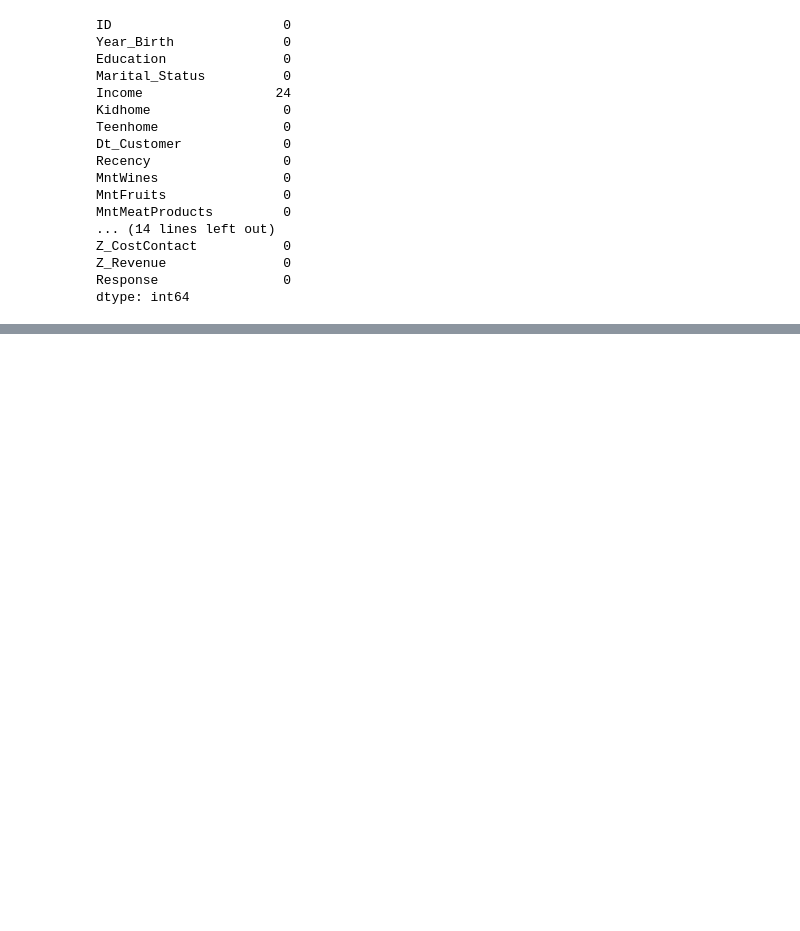
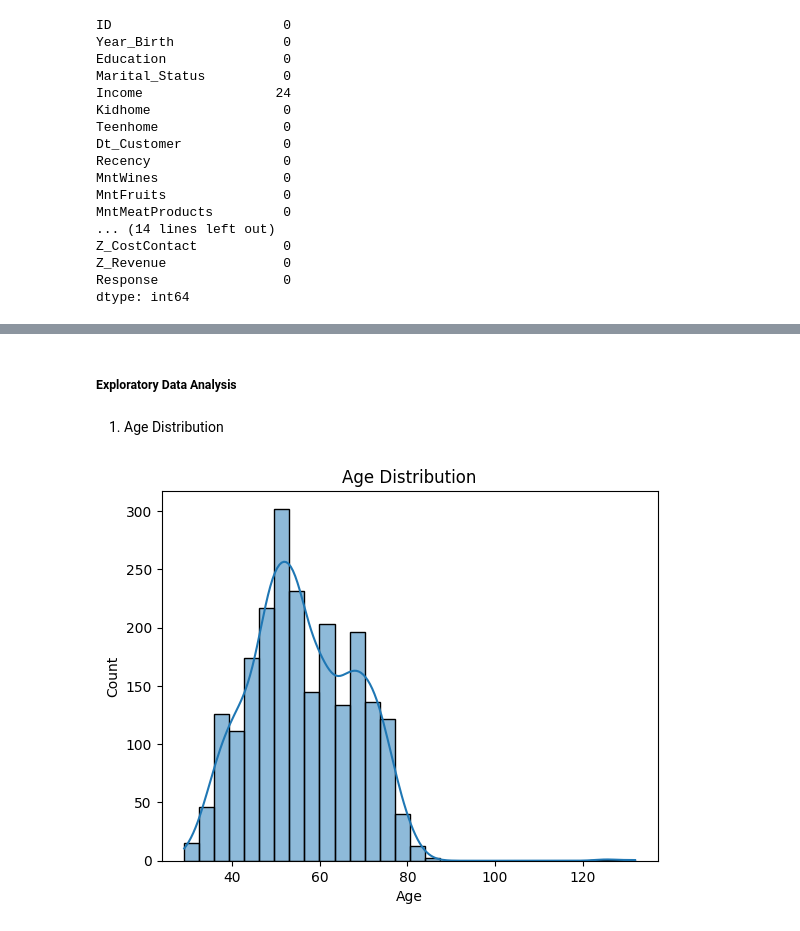
Before and after one commit to SundeepChaluvadi/Customer-Segmentation-Project, a Jupyter notebook: Analysis_Model.ipynb, the cells around one changed output, grey strips where cells are left out. Cells and saved outputs as stored; diff of their text form; code cells hidden in the pictures; blank space fills up the shorter version.

```diff
--- a/Analysis_Model.ipynb
+++ b/Analysis_Model.ipynb
@@ -75,0 +131,2 @@ customers_df.dropna(inplace = True)
+# %%
+customers_df['Age'] = 2025 - customers_df['Year_Birth']
@@ -75,0 +135,2 @@ customers_df.dropna(inplace = True)
+# %%
+customers_df['Total_Children'] = customers_df['Kidhome'] + customers_df['Teenhome']
@@ -75,0 +139,6 @@ customers_df.dropna(inplace = True)
+# %%
+spend_cols = ['MntWines', 'MntFruits',
+       'MntMeatProducts', 'MntFishProducts', 'MntSweetProducts',
+       'MntGoldProds']
+
+customers_df['Total_Spending'] = customers_df[spend_cols].sum(axis = 1)
@@ -75,0 +163,2 @@ customers_df.dropna(inplace = True)
+# %%
+customers_df['Customer_Since'] = (pd.Timestamp('today') - customers_df['Dt_Customer']).dt.days
@@ -75,0 +180,10 @@ customers_df.dropna(inplace = True)
+# %% [markdown]
+##### Exploratory Data Analysis
+# %% [markdown]
+1. Age Distribution
+# %%
+sns.histplot(customers_df['Age'], bins = 30, kde = True)
+plt.title('Age Distribution')
+plt.show()
+# %% [output]
+[figure, added]
```
Also changed, not shown: parts of 51 cells of this notebook.
